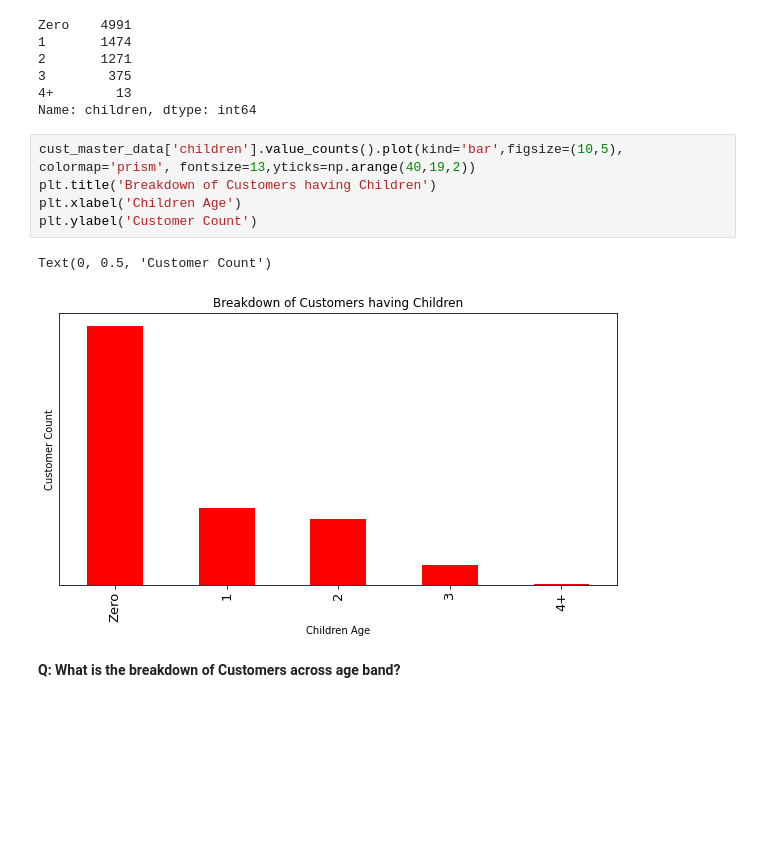
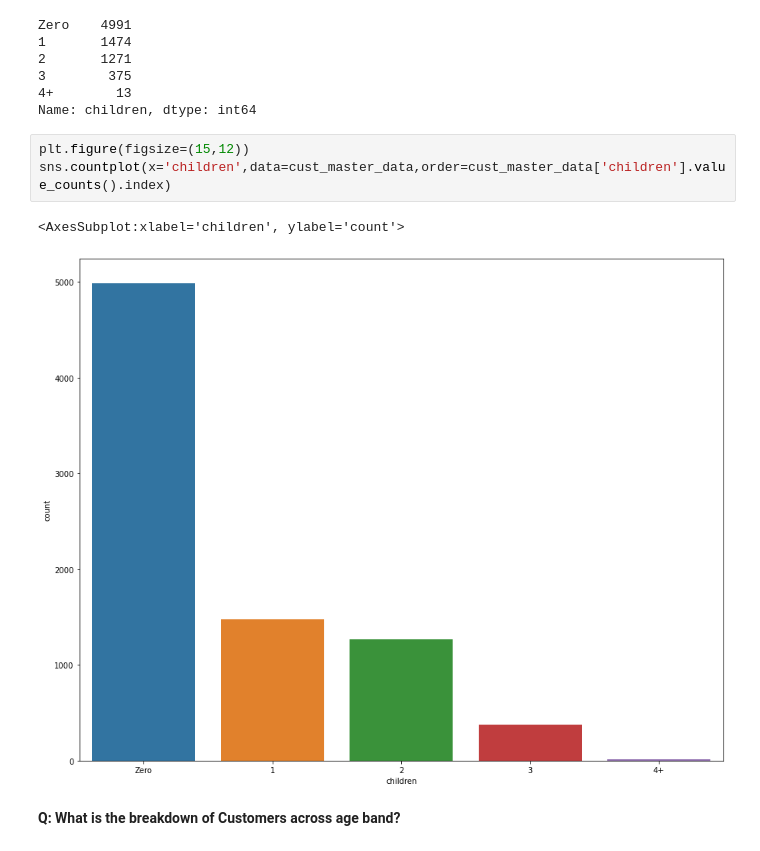
Before and after one commit to girishksahu/INSAID2021, a Jupyter notebook: Customer-classification.ipynb, the cells around one changed output. Cells and saved outputs as stored; diff of their text form; blank space fills up the shorter version.

```diff
--- a/Customer-classification.ipynb
+++ b/Customer-classification.ipynb
@@ -488,14 +488,12 @@ Zero    4991
 3        375
 4+        13
 Name: children, dtype: int64
-# %%
-cust_master_data['children'].value_counts().plot(kind='bar',figsize=(10,5), colormap='prism', fontsize=13,yticks=np.arange(40,19,2))
-plt.title('Breakdown of Customers having Children')
-plt.xlabel('Children Age')
-plt.ylabel('Customer Count')
-# %% [output]
-Text(0, 0.5, 'Customer Count')
-[figure, removed]
+# %%
+plt.figure(figsize=(15,12))
+sns.countplot(x='children',data=cust_master_data,order=cust_master_data['children'].value_counts().index)
+# %% [output]
+<AxesSubplot:xlabel='children', ylabel='count'>
+[figure, added]
 # %% [markdown]
 **Q: What is the breakdown of Customers across age band?**
 # %%
```
Also changed, not shown: parts of 69 cells of this notebook.
